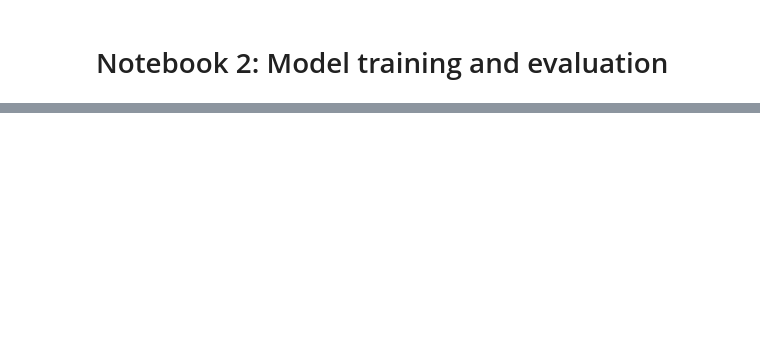
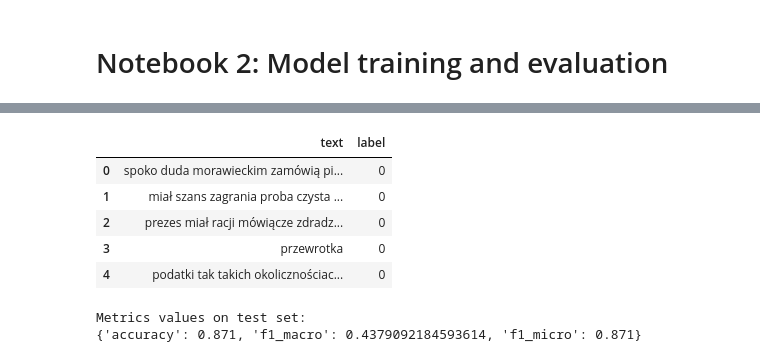
Before and after one commit to mkossakowski19/hate_speech_detection, a Jupyter notebook: notebooks/2_Model_training_and_evaluation.ipynb, the cells around one changed output, grey strips where cells are left out. Saved outputs shown, nothing was run; the diff lists cells and outputs as text; code cells hidden in the pictures; blank space fills up the shorter version.

```diff
--- a/notebooks/2_Model_training_and_evaluation.ipynb
+++ b/notebooks/2_Model_training_and_evaluation.ipynb
@@ -46,0 +289,7 @@ The approach with best results will be chosen to be deployed as a working servic
+# %%
+tfidf_default = TfidfVectorizer(max_features=df_train_augmented.shape[0])
+#just to make sure we don't have more features than observations
+svm_default = SVC(verbose=1)
+
+preprocessor = TextPreprocessor()
+evaluator = TextClassificationEvaluator()
@@ -46,0 +597,11 @@ The approach with best results will be chosen to be deployed as a working servic
+# %%
+df_test["text"] = df_test["text"].apply(lambda x: preprocessor.preprocess(x))
+# %%
+df_test.head()
+# %% [output]
+|  | text | label |
+| 0 | spoko duda morawieckim zamówią pi... | 0 |
+| 1 | miał szans zagrania proba czysta ... | 0 |
+| 2 | prezes miał racji mówiącze zdradz... | 0 |
+| 3 | przewrotka | 0 |
+| 4 | podatki tak takich okolicznościac... | 0 |
@@ -46,0 +613,5 @@ The approach with best results will be chosen to be deployed as a working servic
+# %%
+print(f"Metrics values on test set:\n{evaluator.calculate_metrics(y_test, y_test_preds)}")
+# %% [output]
+Metrics values on test set:
+{'accuracy': 0.871, 'f1_macro': 0.4379092184593614, 'f1_micro': 0.871}
```
Also changed, not shown: parts of 66 cells of this notebook.
